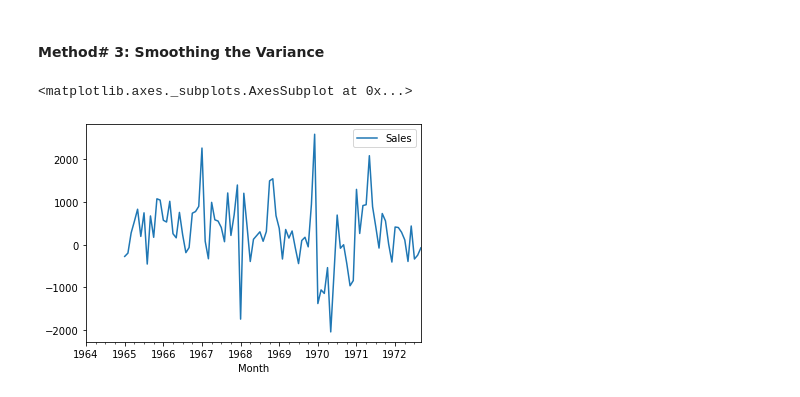
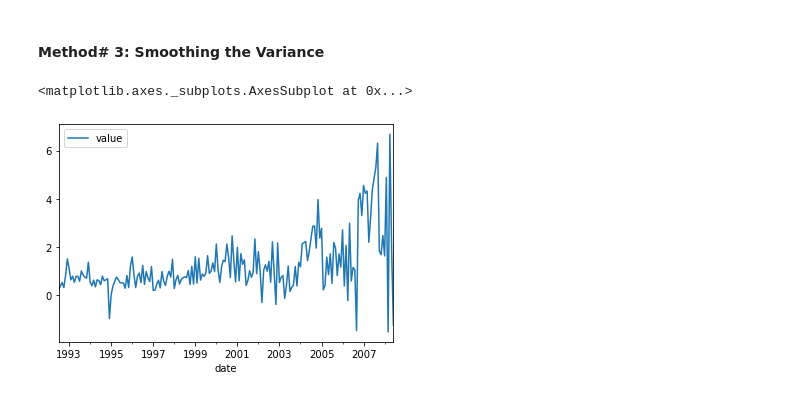
Before and after one commit to dileepsathyan/100daysofcode, a Jupyter notebook: day_50.ipynb, the cells around one changed output. Saved outputs shown, nothing was run; the diff lists cells and outputs as text; code cells hidden in the pictures.

```diff
--- a/day_50.ipynb
+++ b/day_50.ipynb
@@ -136,10 +136,10 @@ sales1.plot()
 # %%
 # Import the dataset and make it Variance varying series
 
-df = pd.read_csv('/Users/dileepsathyan/Documents/GitHub/datasets/monthly_champagne_sales.csv', parse_dates=['Month'])
-df = df.set_index('Month')
-df = df.diff(periods=12)
+df = pd.read_csv('/Users/dileepsathyan/Documents/GitHub/datasets/ts_sales_data.csv', parse_dates=['date'])
+df = df.set_index('date')
+df = df.diff(periods=12).dropna()
 df.plot()
 # %% [output]
 <matplotlib.axes._subplots.AxesSubplot at 0x...>
-[figure, old version]
+[figure, new version]
```
Also changed, not shown: parts of 1 cell of this notebook.
